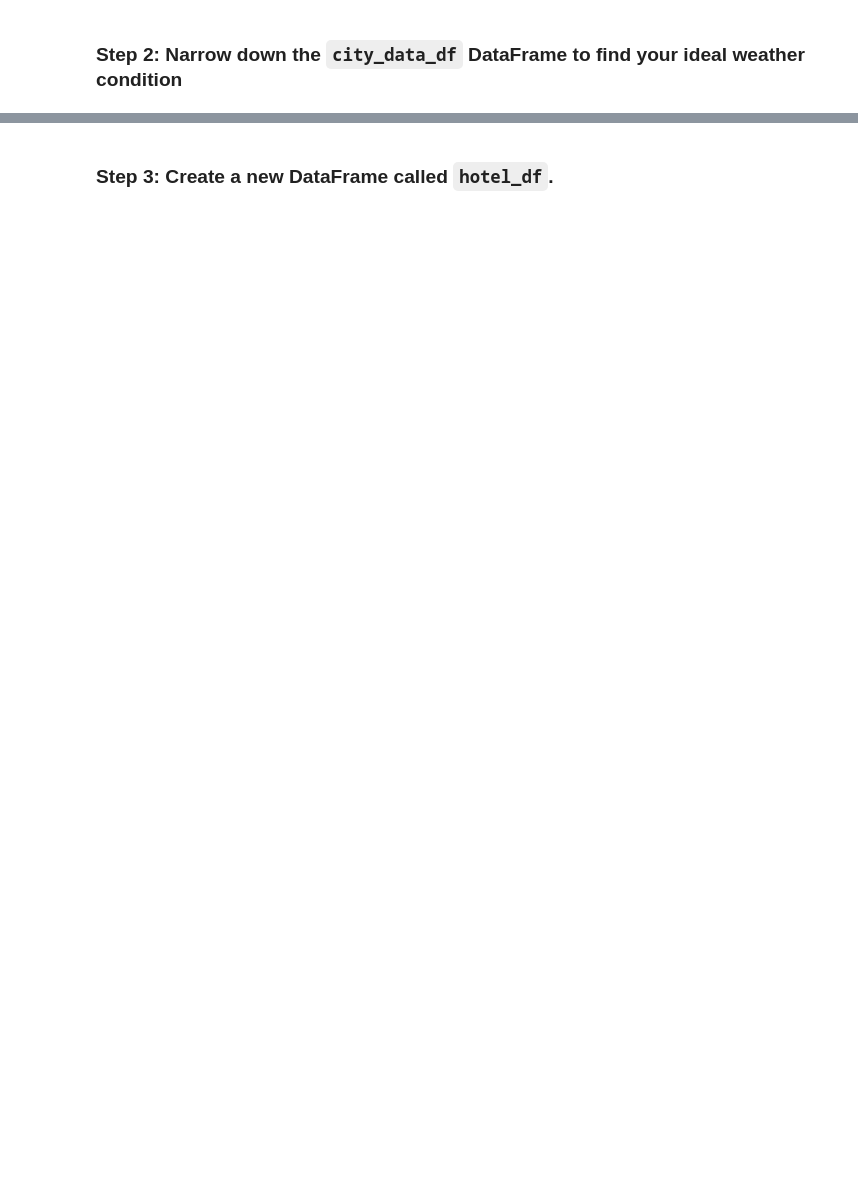
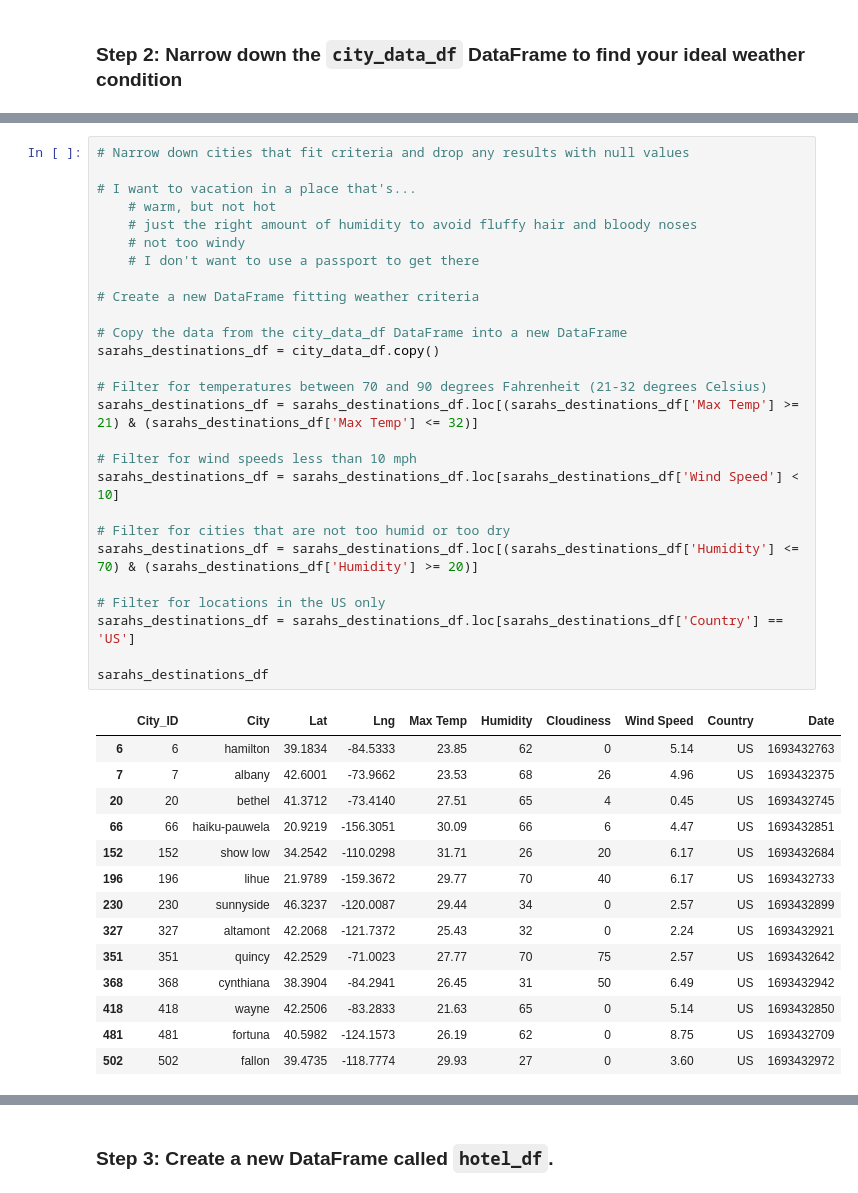
Before and after one commit to sarsteg/weather-vacation-python-api, a Jupyter notebook: VacationPy.ipynb, the cells around one changed output, grey strips where cells are left out. Drawn from its saved outputs; the diff is of its cells as text; blank space fills up the shorter version.

```diff
--- a/VacationPy.ipynb
+++ b/VacationPy.ipynb
@@ -72,0 +60,42 @@ city_data_df.head()
+# %%
+# Narrow down cities that fit criteria and drop any results with null values
+
+# I want to vacation in a place that's...
+    # warm, but not hot
+    # just the right amount of humidity to avoid fluffy hair and bloody noses
+    # not too windy
+    # I don't want to use a passport to get there
+
+# Create a new DataFrame fitting weather criteria
+
+# Copy the data from the city_data_df DataFrame into a new DataFrame
+sarahs_destinations_df = city_data_df.copy()
+
+# Filter for temperatures between 70 and 90 degrees Fahrenheit (21-32 degrees Celsius)
+sarahs_destinations_df = sarahs_destinations_df.loc[(sarahs_destinations_df['Max Temp'] >= 21) & (sarahs_destinations_df['Max Temp'] <= 32)]
+
+# Filter for wind speeds less than 10 mph
+sarahs_destinations_df = sarahs_destinations_df.loc[sarahs_destinations_df['Wind Speed'] < 10]
+
+# Filter for cities that are not too humid or too dry
+sarahs_destinations_df = sarahs_destinations_df.loc[(sarahs_destinations_df['Humidity'] <= 70) & (sarahs_destinations_df['Humidity'] >= 20)]
+
+# Filter for locations in the US only
+sarahs_destinations_df = sarahs_destinations_df.loc[sarahs_destinations_df['Country'] == 'US']
+
+sarahs_destinations_df
+# %% [output]
+|  | City_ID | City | Lat | Lng | Max Temp | Humidity | Cloudiness | Wind Speed | Country | Date |
+| 6 | 6 | hamilton | 39.1834 | -84.5333 | 23.85 | 62 | 0 | 5.14 | US | 1693432763 |
+| 7 | 7 | albany | 42.6001 | -73.9662 | 23.53 | 68 | 26 | 4.96 | US | 1693432375 |
+| 20 | 20 | bethel | 41.3712 | -73.4140 | 27.51 | 65 | 4 | 0.45 | US | 1693432745 |
+| 66 | 66 | haiku-pauwela | 20.9219 | -156.3051 | 30.09 | 66 | 6 | 4.47 | US | 1693432851 |
+| 152 | 152 | show low | 34.2542 | -110.0298 | 31.71 | 26 | 20 | 6.17 | US | 1693432684 |
+| 196 | 196 | lihue | 21.9789 | -159.3672 | 29.77 | 70 | 40 | 6.17 | US | 1693432733 |
+| 230 | 230 | sunnyside | 46.3237 | -120.0087 | 29.44 | 34 | 0 | 2.57 | US | 1693432899 |
+| 327 | 327 | altamont | 42.2068 | -121.7372 | 25.43 | 32 | 0 | 2.24 | US | 1693432921 |
+| 351 | 351 | quincy | 42.2529 | -71.0023 | 27.77 | 70 | 75 | 2.57 | US | 1693432642 |
+| 368 | 368 | cynthiana | 38.3904 | -84.2941 | 26.45 | 31 | 50 | 6.49 | US | 1693432942 |
+| 418 | 418 | wayne | 42.2506 | -83.2833 | 21.63 | 65 | 0 | 5.14 | US | 1693432850 |
+| 481 | 481 | fortuna | 40.5982 | -124.1573 | 26.19 | 62 | 0 | 8.75 | US | 1693432709 |
+| 502 | 502 | fallon | 39.4735 | -118.7774 | 29.93 | 27 | 0 | 3.60 | US | 1693432972 |
```
Also changed, not shown: parts of 10 cells of this notebook, 5 other files.
